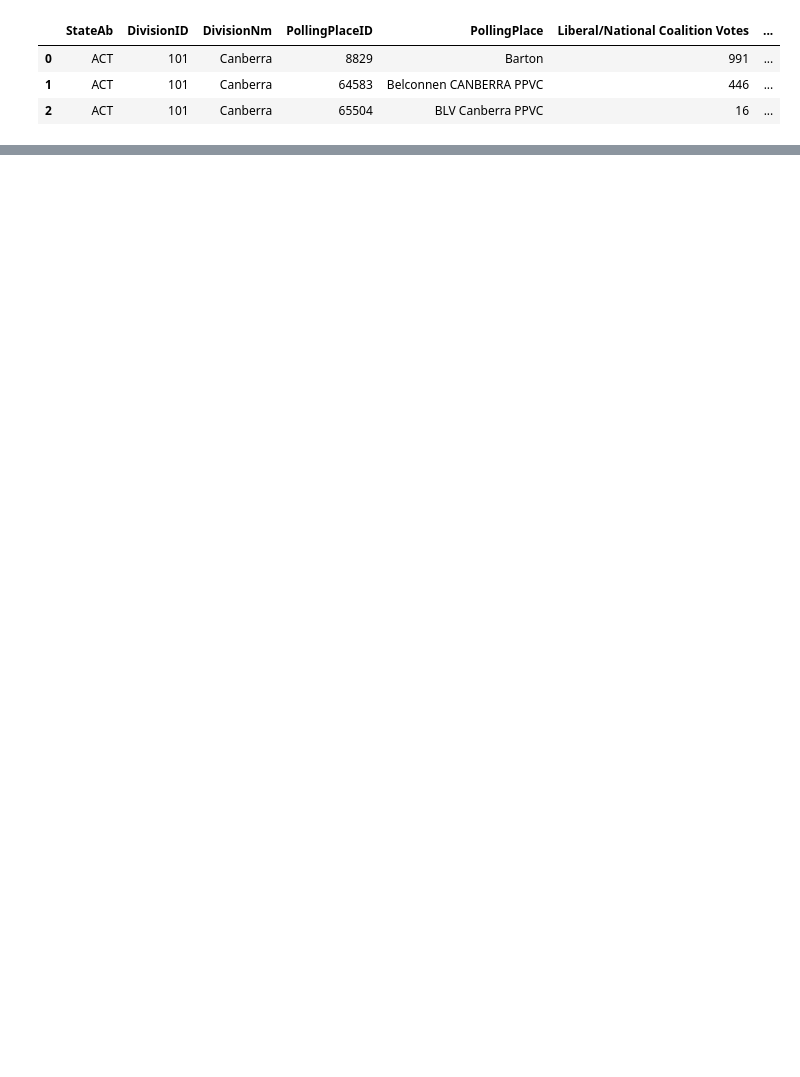
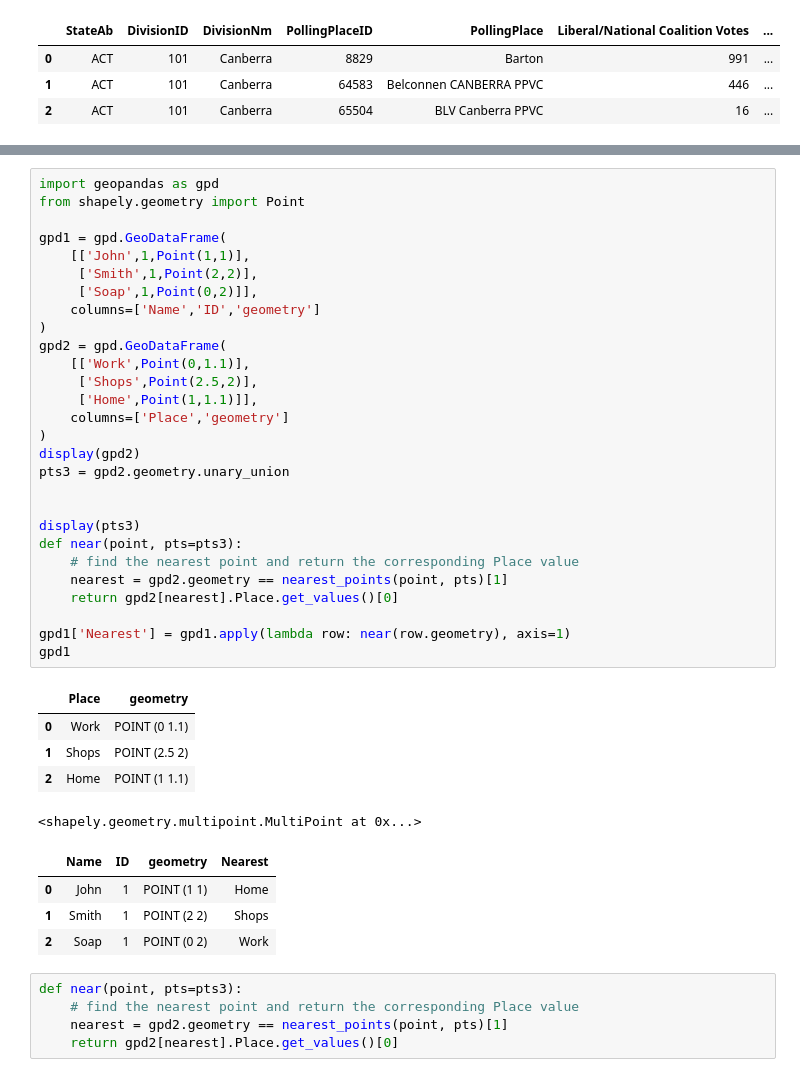
Before and after one commit to jaketclarke/australian_referenda, a Jupyter notebook: republic_referendum_analytics.ipynb, the cells around one changed output, grey strips where cells are left out. Drawn from its saved outputs; the diff is of its cells as text; blank space fills up the shorter version.

```diff
--- a/republic_referendum_analytics.ipynb
+++ b/republic_referendum_analytics.ipynb
@@ -372,0 +455,43 @@ df_pp_2016_geom.head(3)
+# %%
+import geopandas as gpd
+from shapely.geometry import Point
+
+gpd1 = gpd.GeoDataFrame(
+    [['John',1,Point(1,1)],
+     ['Smith',1,Point(2,2)],
+     ['Soap',1,Point(0,2)]],
+    columns=['Name','ID','geometry']
+)
+gpd2 = gpd.GeoDataFrame(
+    [['Work',Point(0,1.1)],
+     ['Shops',Point(2.5,2)],
+     ['Home',Point(1,1.1)]],
+    columns=['Place','geometry']
+)
+display(gpd2)
+pts3 = gpd2.geometry.unary_union
+
+
+display(pts3)
+def near(point, pts=pts3):
+    # find the nearest point and return the corresponding Place value
+    nearest = gpd2.geometry == nearest_points(point, pts)[1]
+    return gpd2[nearest].Place.get_values()[0]
+
+gpd1['Nearest'] = gpd1.apply(lambda row: near(row.geometry), axis=1)
+gpd1
+# %% [output]
+|  | Place | geometry |
+| 0 | Work | POINT (0 1.1) |
+| 1 | Shops | POINT (2.5 2) |
+| 2 | Home | POINT (1 1.1) |
+<shapely.geometry.multipoint.MultiPoint at 0x...>
+|  | Name | ID | geometry | Nearest |
+| 0 | John | 1 | POINT (1 1) | Home |
+| 1 | Smith | 1 | POINT (2 2) | Shops |
+| 2 | Soap | 1 | POINT (0 2) | Work |
+# %%
+def near(point, pts=pts3):
+    # find the nearest point and return the corresponding Place value
+    nearest = gpd2.geometry == nearest_points(point, pts)[1]
+    return gpd2[nearest].Place.get_values()[0]
```
Also changed, not shown: parts of 8 cells of this notebook.
